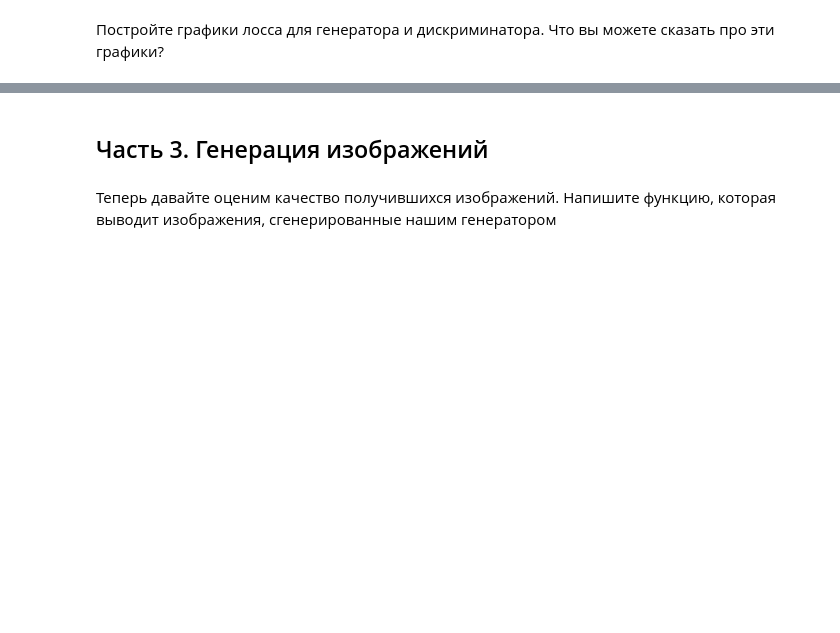
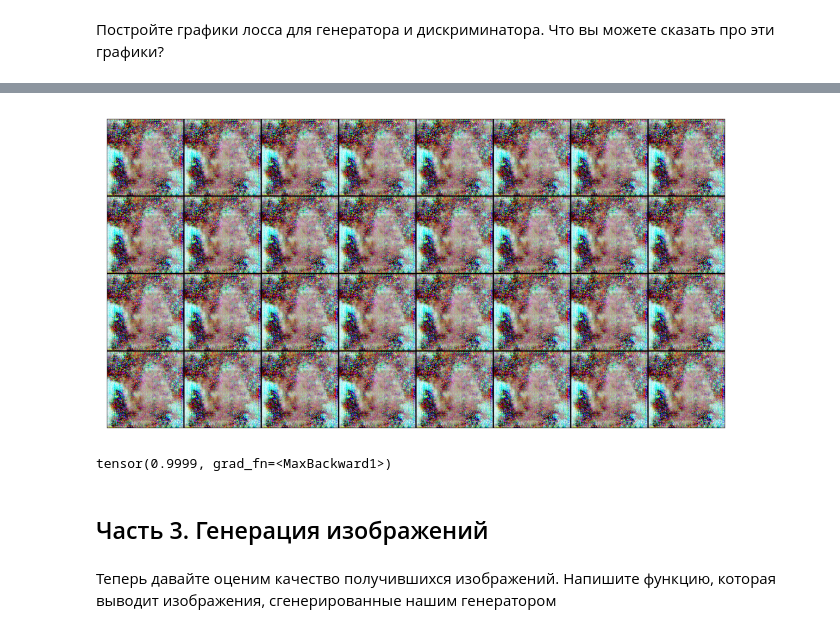
Before and after one commit to DeckardNine/DeckardNine, a Jupyter notebook: week_11_GANs/Homework/homework_8_gans_part_1.ipynb, the cells around one changed output, grey strips where cells are left out. Saved outputs shown, nothing was run; the diff lists cells and outputs as text; code cells hidden in the pictures; blank space fills up the shorter version.

```diff
--- a/week_11_GANs/Homework/homework_8_gans_part_1.ipynb
+++ b/week_11_GANs/Homework/homework_8_gans_part_1.ipynb
@@ -319,3 +376,19 @@ KeyError: 'dicriminator'
+# %%
+def denorm(img_tensors):
+    return img_tensors * stats[1][0] + stats[0][0]
+
+def show_images(images, nmax=64):
+    fig, ax = plt.subplots(figsize=(8, 8))
+    ax.set_xticks([]); ax.set_yticks([])
+    ax.imshow(make_grid(denorm(images.detach()[:nmax]), nrow=8).permute(1, 2, 0))
+# %%
+show_images(fake_images, 32)
+# %% [output]
+[figure, added]
+# %%
+denorm(fake_images[1,1,:,:]).max()
+# %% [output]
+tensor(0.9999, grad_fn=<MaxBackward1>)
 # %% [markdown]
 ## Часть 3. Генерация изображений
 # %% [markdown]
```
Also changed, not shown: parts of 9 cells of this notebook.
